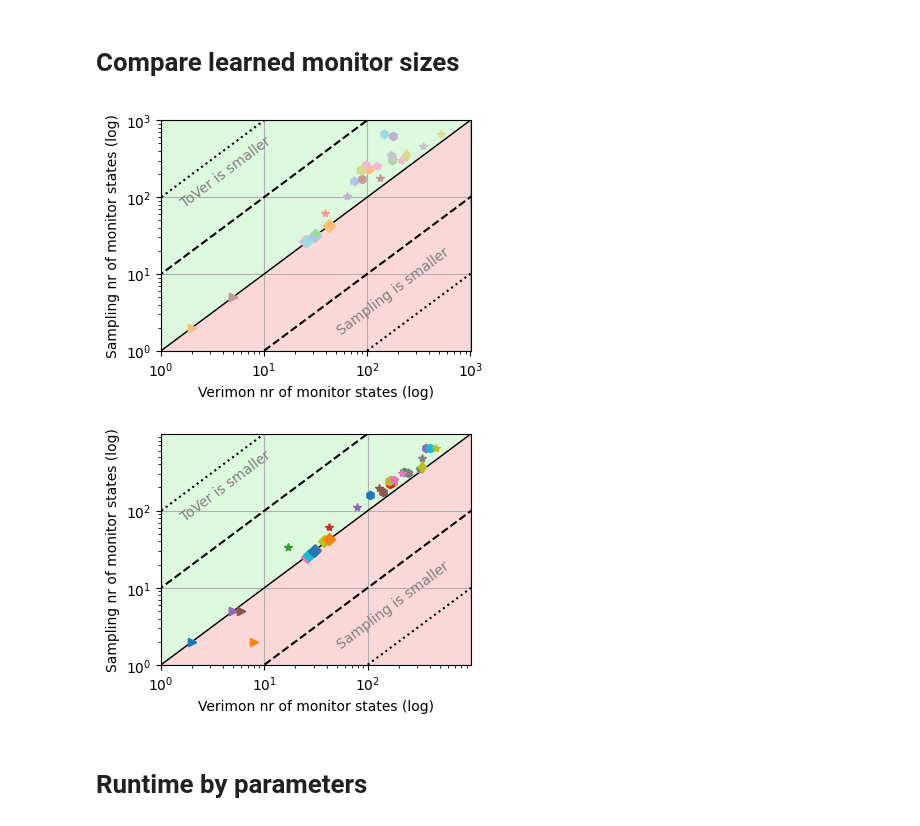
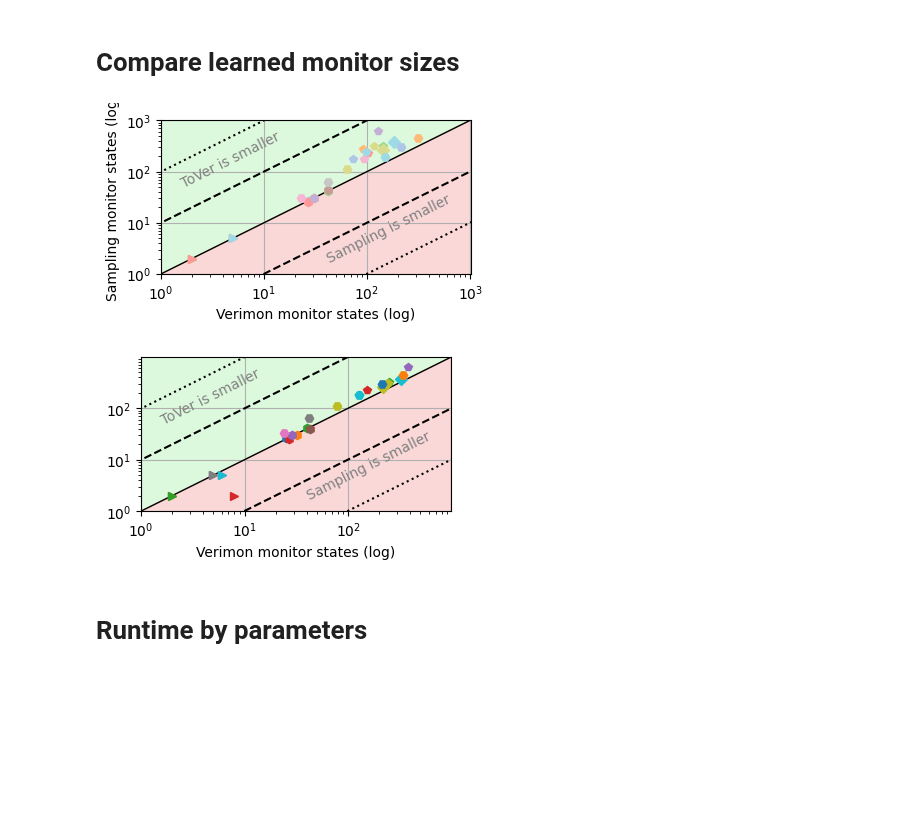
Before and after one commit to lukovdm/monitor-conformence, a Jupyter notebook: notebooks/Analysis.ipynb, the cells around one changed output. Cells and saved outputs as stored; diff of their text form; code cells hidden in the pictures; blank space fills up the shorter version.

```diff
--- a/notebooks/Analysis.ipynb
+++ b/notebooks/Analysis.ipynb
@@ -5,7 +5,7 @@
 %load_ext autoreload
 from verimon.analysis import *
 
-experiment_dir = "../stats/exp-2025-01-17_16-28-57-compare-trad-premise-snl"
+experiment_dir = "../stats/exp-2025-01-21_11-44-52-compare-trad-premise-snl"
 experiment_data = load_experiment_data(experiment_dir)
 
 symbols, colors = add_symbol_color(experiment_data)
@@ -146,27 +131,28 @@ compare_thresholds_bar(
 # %%
 compare_monitor_sizes(
     [d for d in verimon_data if float(d["experiment"]["fp_slack"]) == 0.2],
     "verimon",
     "sampling",
-    figsize=(4, 3),
+    figsize=(4, 2),
     experiments_in_legends=experiments_in_legends,
     save_figures=save_figures,
     save_path=save_path,
     file_name="monitor_sizes_with_slack",
 )
 compare_monitor_sizes(
     [d for d in verimon_data if float(d["experiment"]["fp_slack"]) == 0],
     "verimon",
     "sampling",
-    figsize=(4, 3),
+    figsize=(4, 2),
     experiments_in_legends=experiments_in_legends,
     save_figures=save_figures,
     save_path=save_path,
     file_name="monitor_sizes_no_slack",
+    show_y_axis=False,
 )
 # %% [output]
-[figure, old version]
+[figure, new version]
-[figure, old version]
+[figure, new version]
 # %% [markdown]
 # Runtime by parameters
 # %%
```
Also changed, not shown: parts of 10 cells of this notebook, 18 other files.
